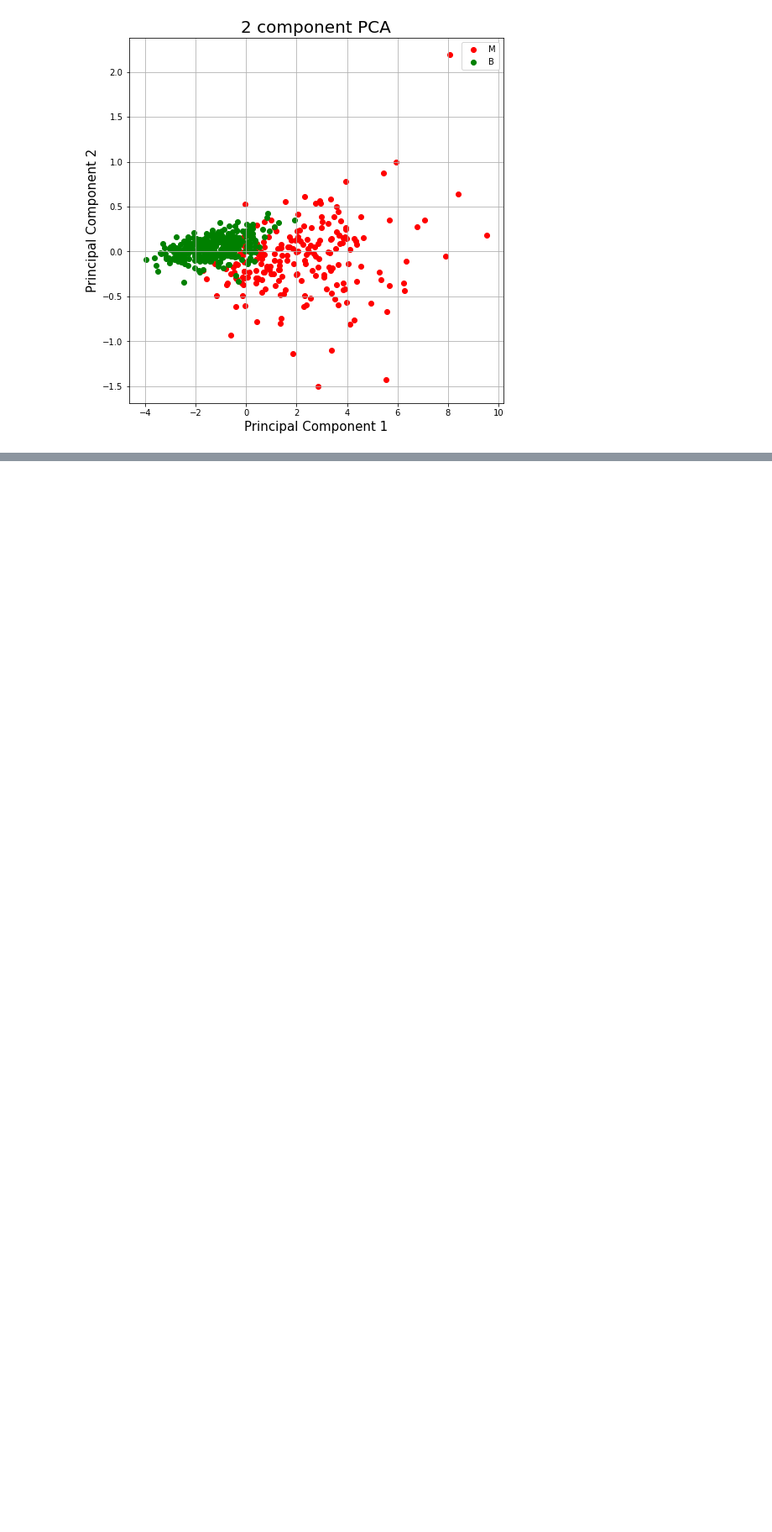
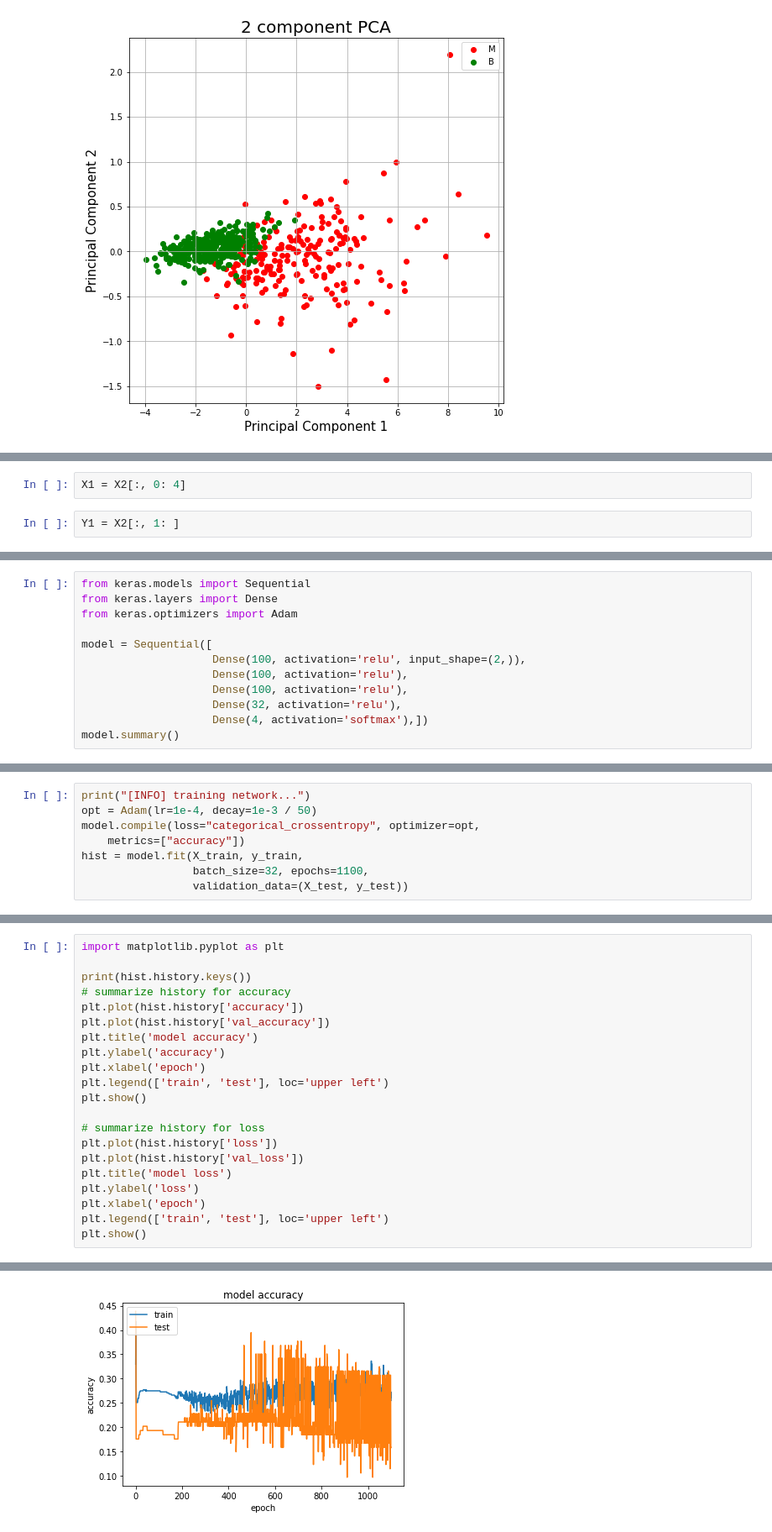
Before and after one commit to RaafiDwi/machine-learning, a Jupyter notebook: UAS/Dimensionality_Reduction_Method_PCA_Method.ipynb, the cells around one changed output, grey strips where cells are left out. Shown at 84% size. Cells and saved outputs as stored; diff of their text form; blank space fills up the shorter version.

```diff
--- a/UAS/Dimensionality_Reduction_Method_PCA_Method.ipynb
+++ b/UAS/Dimensionality_Reduction_Method_PCA_Method.ipynb
@@ -237,0 +239,4 @@ ax.grid()
+# %%
+X1 = X2[:, 0: 4]
+# %%
+Y1 = X2[:, 1: ]
@@ -237,0 +266,12 @@ ax.grid()
+# %%
+from keras.models import Sequential
+from keras.layers import Dense
+from keras.optimizers import Adam
+
+model = Sequential([
+                    Dense(100, activation='relu', input_shape=(2,)),
+                    Dense(100, activation='relu'),
+                    Dense(100, activation='relu'),
+                    Dense(32, activation='relu'),
+                    Dense(4, activation='softmax'),])
+model.summary()
@@ -237,0 +297,8 @@ ax.grid()
+# %%
+print("[INFO] training network...")
+opt = Adam(lr=1e-4, decay=1e-3 / 50)
+model.compile(loss="categorical_crossentropy", optimizer=opt,
+	metrics=["accuracy"])
+hist = model.fit(X_train, y_train,
+                 batch_size=32, epochs=1100,
+                 validation_data=(X_test, y_test))
@@ -237,0 +323,22 @@ ax.grid()
+# %%
+import matplotlib.pyplot as plt
+
+print(hist.history.keys())
+# summarize history for accuracy
+plt.plot(hist.history['accuracy'])
+plt.plot(hist.history['val_accuracy'])
+plt.title('model accuracy')
+plt.ylabel('accuracy')
+plt.xlabel('epoch')
+plt.legend(['train', 'test'], loc='upper left')
+plt.show()
+
+# summarize history for loss
+plt.plot(hist.history['loss'])
+plt.plot(hist.history['val_loss'])
+plt.title('model loss')
+plt.ylabel('loss')
+plt.xlabel('epoch')
+plt.legend(['train', 'test'], loc='upper left')
+plt.show()
+# %% [output]
@@ -237,0 +346 @@ ax.grid()
+[figure, added]
```
Also changed, not shown: parts of 15 cells of this notebook.
